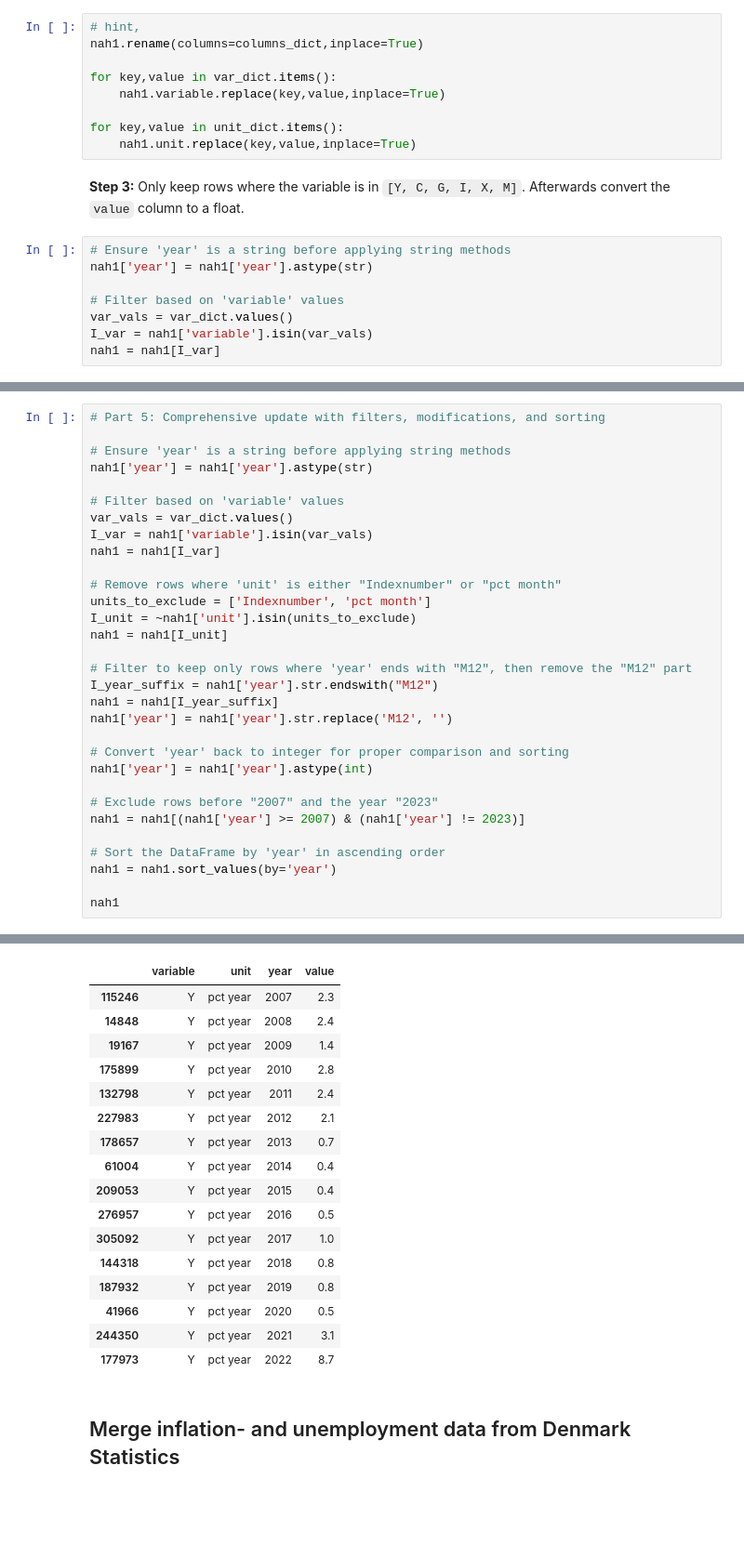
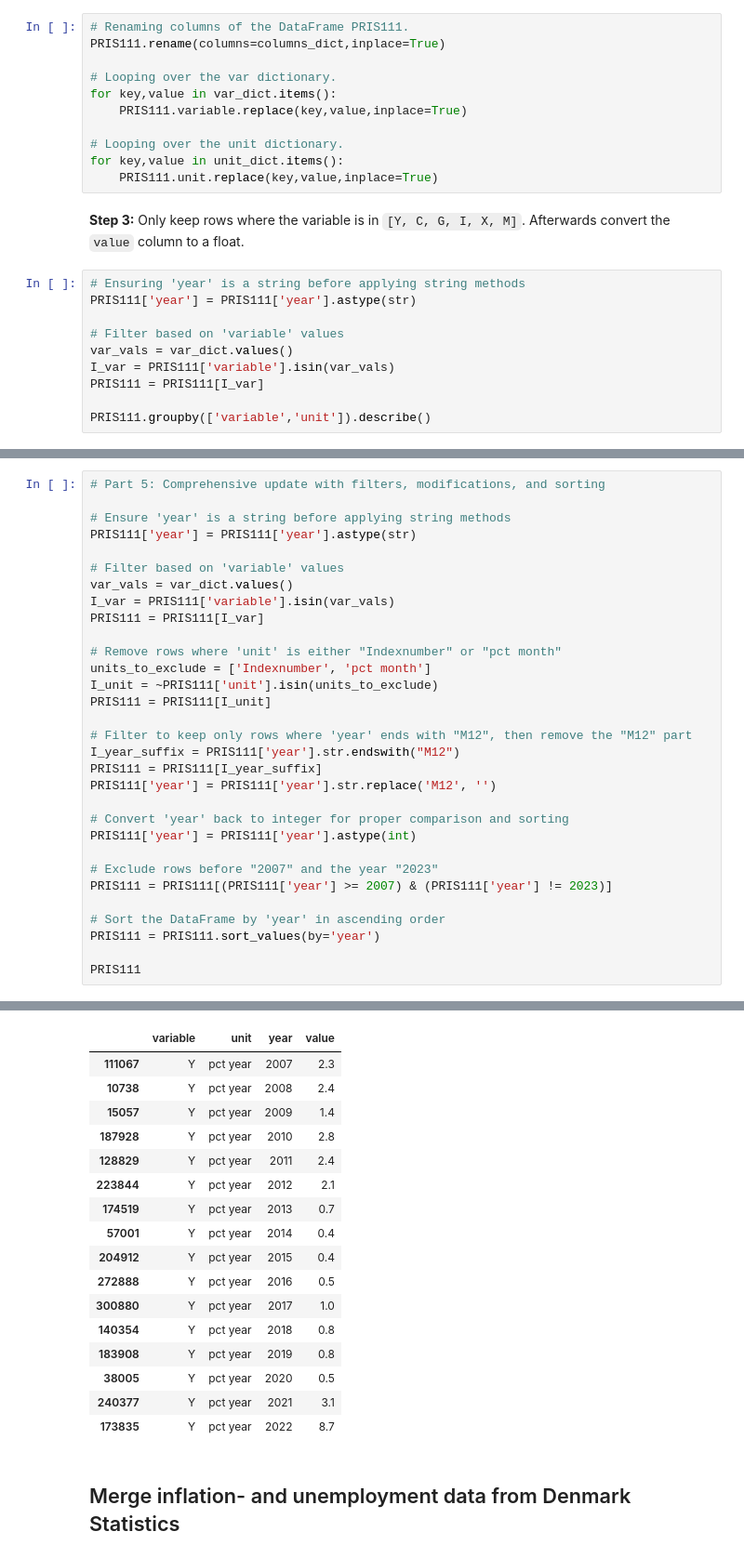
Before and after one commit to NumEconCopenhagen/projects-2024-sulaiman-phil-og-rabiah, a Jupyter notebook: dataproject/dataproject.ipynb, the cells around one changed output, grey strips where cells are left out. Shown at 93% size. Saved outputs shown, nothing was run; the diff lists cells and outputs as text; blank space fills up the shorter version.

```diff
--- a/dataproject/dataproject.ipynb
+++ b/dataproject/dataproject.ipynb
@@ -137,22 +136,26 @@ nah1
 # %% [markdown]
 **Step 2:** Rename the columns using `columns_dict` and replace data using `var_dict` and `unit_dict`.
 # %%
-# hint,
-nah1.rename(columns=columns_dict,inplace=True)
+# Renaming columns of the DataFrame PRIS111.
+PRIS111.rename(columns=columns_dict,inplace=True)
 
+# Looping over the var dictionary.
 for key,value in var_dict.items():
-    nah1.variable.replace(key,value,inplace=True)
+    PRIS111.variable.replace(key,value,inplace=True)
 
+# Looping over the unit dictionary.
 for key,value in unit_dict.items():
-    nah1.unit.replace(key,value,inplace=True)
+    PRIS111.unit.replace(key,value,inplace=True)
 # %% [markdown]
 **Step 3:** Only keep rows where the variable is in `[Y, C, G, I, X, M]`. Afterwards convert the `value` column to a float.
 # %%
-# Ensure 'year' is a string before applying string methods
-nah1['year'] = nah1['year'].astype(str)
+# Ensuring 'year' is a string before applying string methods
+PRIS111['year'] = PRIS111['year'].astype(str)
 
 # Filter based on 'variable' values
 var_vals = var_dict.values()
-I_var = nah1['variable'].isin(var_vals)
-nah1 = nah1[I_var]
+I_var = PRIS111['variable'].isin(var_vals)
+PRIS111 = PRIS111[I_var]
+
+PRIS111.groupby(['variable','unit']).describe()
 # %% [output]
@@ -184,33 +171,33 @@ nah1.groupby(['variable','unit']).describe()
 # Part 5: Comprehensive update with filters, modifications, and sorting
 
 # Ensure 'year' is a string before applying string methods
-nah1['year'] = nah1['year'].astype(str)
+PRIS111['year'] = PRIS111['year'].astype(str)
 
 # Filter based on 'variable' values
 var_vals = var_dict.values()
-I_var = nah1['variable'].isin(var_vals)
-nah1 = nah1[I_var]
+I_var = PRIS111['variable'].isin(var_vals)
+PRIS111 = PRIS111[I_var]
 
 # Remove rows where 'unit' is either "Indexnumber" or "pct month"
 units_to_exclude = ['Indexnumber', 'pct month']
-I_unit = ~nah1['unit'].isin(units_to_exclude)
-nah1 = nah1[I_unit]
+I_unit = ~PRIS111['unit'].isin(units_to_exclude)
+PRIS111 = PRIS111[I_unit]
 
 # Filter to keep only rows where 'year' ends with "M12", then remove the "M12" part
-I_year_suffix = nah1['year'].str.endswith("M12")
-nah1 = nah1[I_year_suffix]
-nah1['year'] = nah1['year'].str.replace('M12', '')
+I_year_suffix = PRIS111['year'].str.endswith("M12")
+PRIS111 = PRIS111[I_year_suffix]
+PRIS111['year'] = PRIS111['year'].str.replace('M12', '')
 
 # Convert 'year' back to integer for proper comparison and sorting
-nah1['year'] = nah1['year'].astype(int)
+PRIS111['year'] = PRIS111['year'].astype(int)
 
 # Exclude rows before "2007" and the year "2023"
-nah1 = nah1[(nah1['year'] >= 2007) & (nah1['year'] != 2023)]
+PRIS111 = PRIS111[(PRIS111['year'] >= 2007) & (PRIS111['year'] != 2023)]
 
 # Sort the DataFrame by 'year' in ascending order
-nah1 = nah1.sort_values(by='year')
+PRIS111 = PRIS111.sort_values(by='year')
 
-nah1
+PRIS111
 # %% [output]
 A value is trying to be set on a copy of a slice from a DataFrame.
 Try using .loc[row_indexer,col_indexer] = value instead
@@ -220,20 +207,20 @@ See the caveats in the documentation: https://pandas.pydata.org/pandas-docs/stab
 |  | variable | unit | year | value |
-| 115246 | Y | pct year | 2007 | 2.3 |
-| 14848 | Y | pct year | 2008 | 2.4 |
-| 19167 | Y | pct year | 2009 | 1.4 |
-| 175899 | Y | pct year | 2010 | 2.8 |
-| 132798 | Y | pct year | 2011 | 2.4 |
-| 227983 | Y | pct year | 2012 | 2.1 |
-| 178657 | Y | pct year | 2013 | 0.7 |
-| 61004 | Y | pct year | 2014 | 0.4 |
-| 209053 | Y | pct year | 2015 | 0.4 |
-| 276957 | Y | pct year | 2016 | 0.5 |
-| 305092 | Y | pct year | 2017 | 1.0 |
-| 144318 | Y | pct year | 2018 | 0.8 |
-| 187932 | Y | pct year | 2019 | 0.8 |
-| 41966 | Y | pct year | 2020 | 0.5 |
-| 244350 | Y | pct year | 2021 | 3.1 |
-| 177973 | Y | pct year | 2022 | 8.7 |
+| 111067 | Y | pct year | 2007 | 2.3 |
+| 10738 | Y | pct year | 2008 | 2.4 |
+| 15057 | Y | pct year | 2009 | 1.4 |
+| 187928 | Y | pct year | 2010 | 2.8 |
+| 128829 | Y | pct year | 2011 | 2.4 |
+| 223844 | Y | pct year | 2012 | 2.1 |
+| 174519 | Y | pct year | 2013 | 0.7 |
+| 57001 | Y | pct year | 2014 | 0.4 |
+| 204912 | Y | pct year | 2015 | 0.4 |
+| 272888 | Y | pct year | 2016 | 0.5 |
+| 300880 | Y | pct year | 2017 | 1.0 |
+| 140354 | Y | pct year | 2018 | 0.8 |
+| 183908 | Y | pct year | 2019 | 0.8 |
+| 38005 | Y | pct year | 2020 | 0.5 |
+| 240377 | Y | pct year | 2021 | 3.1 |
+| 173835 | Y | pct year | 2022 | 8.7 |
 # %% [markdown]
 ## Merge inflation- and unemployment data from Denmark Statistics
 # %% [markdown]
```
Also changed, not shown: parts of 12 cells of this notebook, 1 other file.
